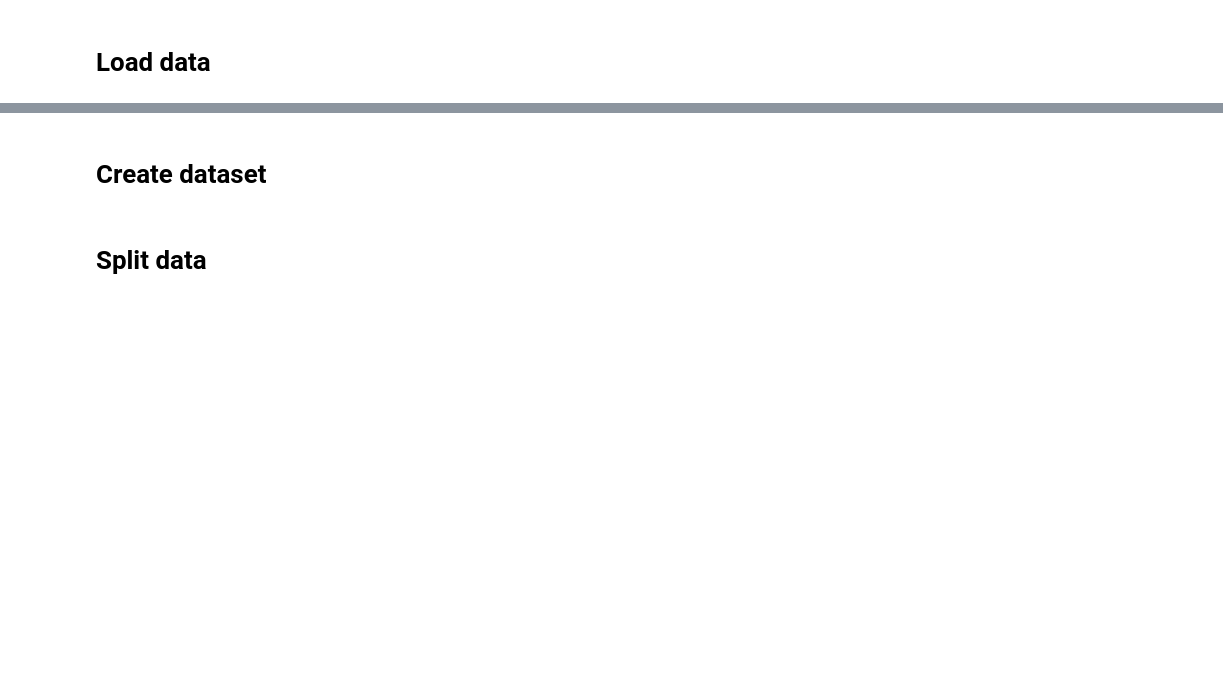
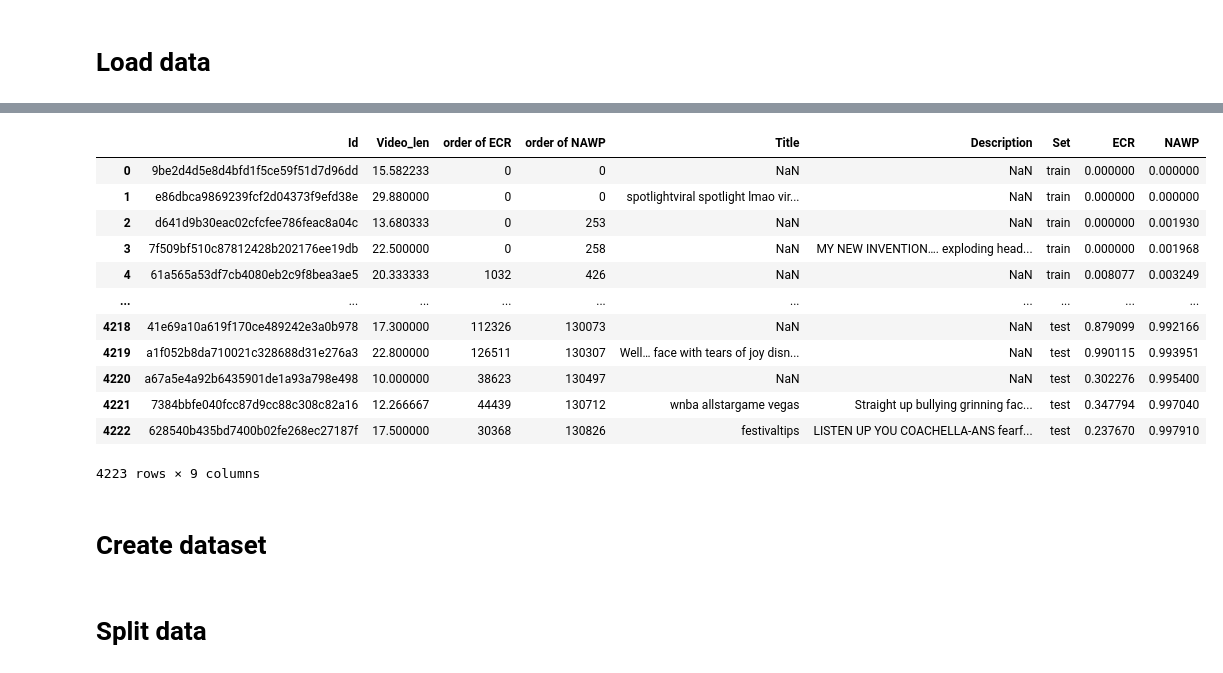
Before and after one commit to knightstark7/XAI-4-YoutubeEngagement, a Jupyter notebook: model_loading.ipynb, the cells around one changed output, grey strips where cells are left out. Saved outputs shown, nothing was run; the diff lists cells and outputs as text; code cells hidden in the pictures; blank space fills up the shorter version.

```diff
--- a/model_loading.ipynb
+++ b/model_loading.ipynb
@@ -132,0 +283,19 @@ Loaded Audio Shape: (166441,)
+# %%
+# only test a sample from prepared scenes
+prep_df = prep_df[prep_df['Id'].isin(existed_ids)]
+prep_df.reset_index(drop=True, inplace=True)
+prep_df
+# %% [output]
+|  | Id | Video_len | order of ECR | order of NAWP | Title | Description | Set | ECR | NAWP |
+| 0 | 9be2d4d5e8d4bfd1f5ce59f51d7d96dd | 15.582233 | 0 | 0 | NaN | NaN | train | 0.000000 | 0.000000 |
+| 1 | e86dbca9869239fcf2d04373f9efd38e | 29.880000 | 0 | 0 | spotlightviral spotlight lmao vir... | NaN | train | 0.000000 | 0.000000 |
+| 2 | d641d9b30eac02cfcfee786feac8a04c | 13.680333 | 0 | 253 | NaN | NaN | train | 0.000000 | 0.001930 |
+| 3 | 7f509bf510c87812428b202176ee19db | 22.500000 | 0 | 258 | NaN | MY NEW INVENTION…. exploding head... | train | 0.000000 | 0.001968 |
+| 4 | 61a565a53df7cb4080eb2c9f8bea3ae5 | 20.333333 | 1032 | 426 | NaN | NaN | train | 0.008077 | 0.003249 |
+| ... | ... | ... | ... | ... | ... | ... | ... | ... | ... |
+| 4218 | 41e69a10a619f170ce489242e3a0b978 | 17.300000 | 112326 | 130073 | NaN | NaN | test | 0.879099 | 0.992166 |
+| 4219 | a1f052b8da710021c328688d31e276a3 | 22.800000 | 126511 | 130307 | Well… face with tears of joy disn... | NaN | test | 0.990115 | 0.993951 |
+| 4220 | a67a5e4a92b6435901de1a93a798e498 | 10.000000 | 38623 | 130497 | NaN | NaN | test | 0.302276 | 0.995400 |
+| 4221 | 7384bbfe040fcc87d9cc88c308c82a16 | 12.266667 | 44439 | 130712 | wnba allstargame vegas | Straight up bullying grinning fac... | test | 0.347794 | 0.997040 |
+| 4222 | 628540b435bd7400b02fe268ec27187f | 17.500000 | 30368 | 130826 | festivaltips | LISTEN UP YOU COACHELLA-ANS fearf... | test | 0.237670 | 0.997910 |
+4223 rows × 9 columns
```
Also changed, not shown: parts of 40 cells of this notebook, 2 other files.
